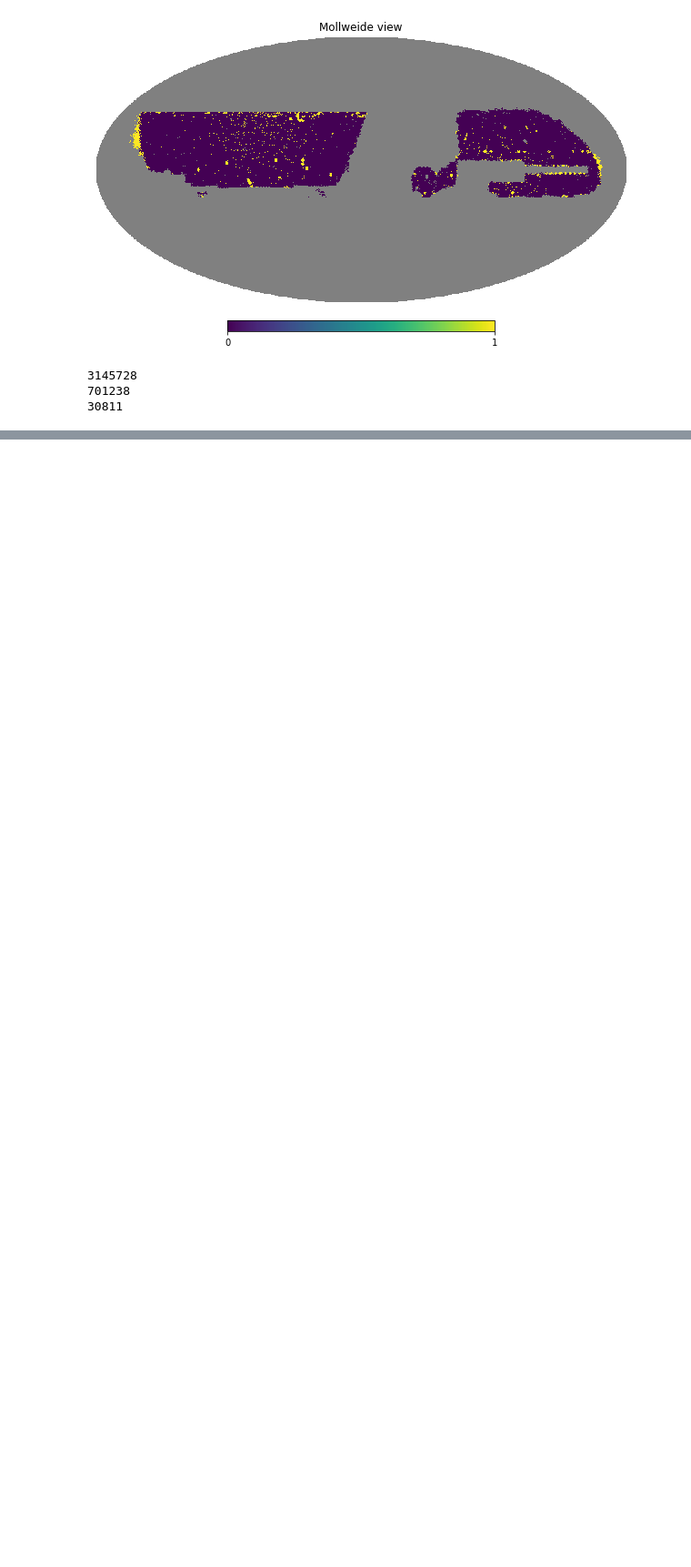
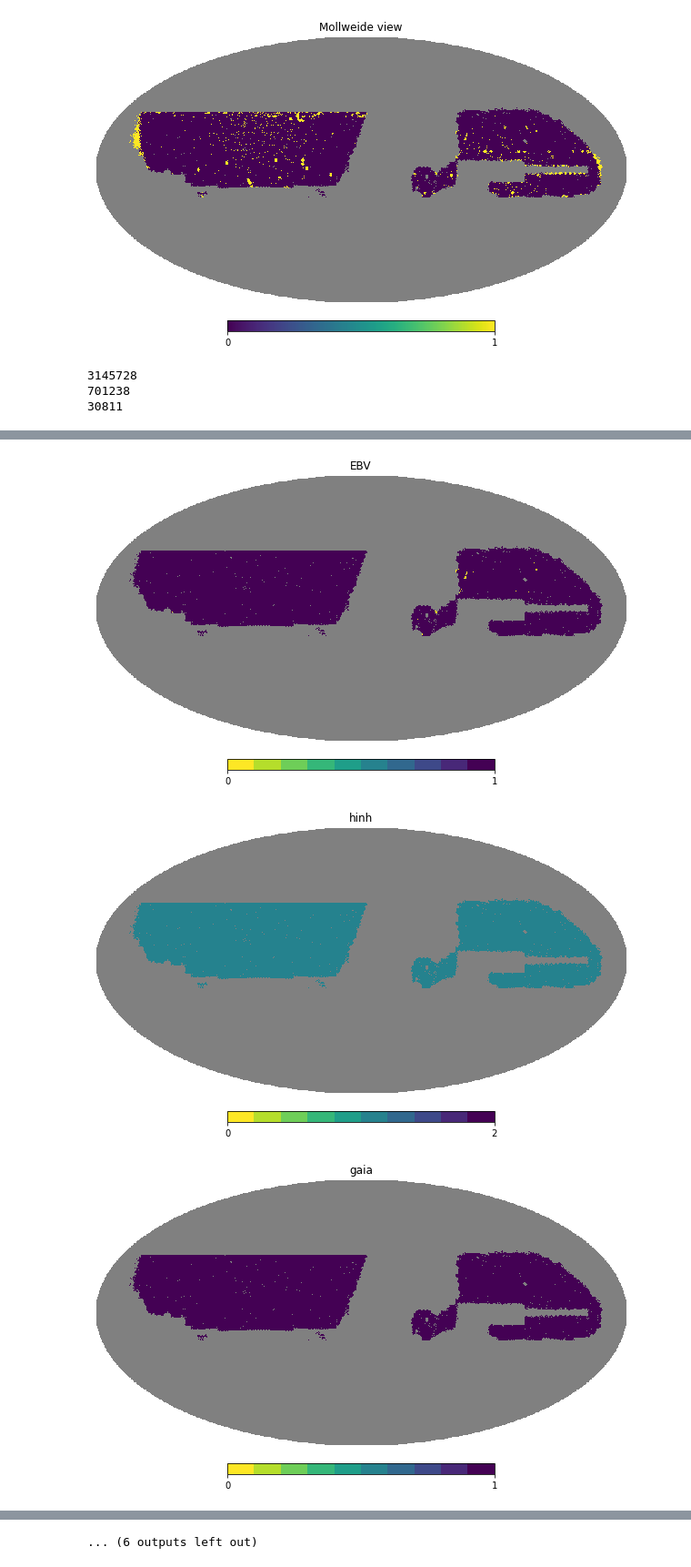
Before and after one commit to elleggert/astrostatistics, a Jupyter notebook: data_preprocessing/dataset_preparation/scaling_sys_maps.ipynb, the cells around one changed output, grey strips where cells are left out. Shown at 91% size. Saved outputs shown, nothing was run; the diff lists cells and outputs as text; code cells hidden in the pictures; blank space fills up the shorter version.

```diff
--- a/data_preprocessing/dataset_preparation/scaling_sys_maps.ipynb
+++ b/data_preprocessing/dataset_preparation/scaling_sys_maps.ipynb
@@ -268,3 +259,25 @@ print(len(df_test))
 # %%
 df_train.to_csv('../../bricks_data/north.csv', index=False)
 df_test.to_csv('../../bricks_data/north_test.csv', index=False)
+# %%
+# repeat the loop over systematics but now show what pixels are being cut for each
+
+hpmap = np.zeros(hp.nside2npix(512)) + hp.UNSEEN
+
+for i, nm in enumerate(names):
+    themin, themax = np.min(data[nm]), np.max(data[nm])
+    ind = np.isfinite(data[nm])
+    themean, thestd = np.median(data[nm][ind]), mad(data[nm][ind], scale='normal')
+    themin2 = themean - x * thestd
+    themax2 = themean + x * thestd
+    ind &= data[nm] < themax2
+    ind &= data[nm] > themin2
+    if np.sum(ind) > 0:
+        hpmap = np.zeros(hp.nside2npix(512)) + hp.UNSEEN
+        hpmap[ipix[ind]] = 1
+        hpmap[ipix[hpmap[ipix] == hp.UNSEEN]] = 0
+        hp.mollview(hpmap, hold=False, cmap=cm.get_cmap('viridis_r', 10), norm='hist', rot=110, title=nm)
+# %% [output]
+[figure, added]
+[figure, added]
+[figure, added]
@@ -270,0 +293 @@ df_test.to_csv('../../bricks_data/north_test.csv', index=False)
+... (6 outputs left out)
```
Also changed, not shown: parts of 15 cells of this notebook, 1 other file.
